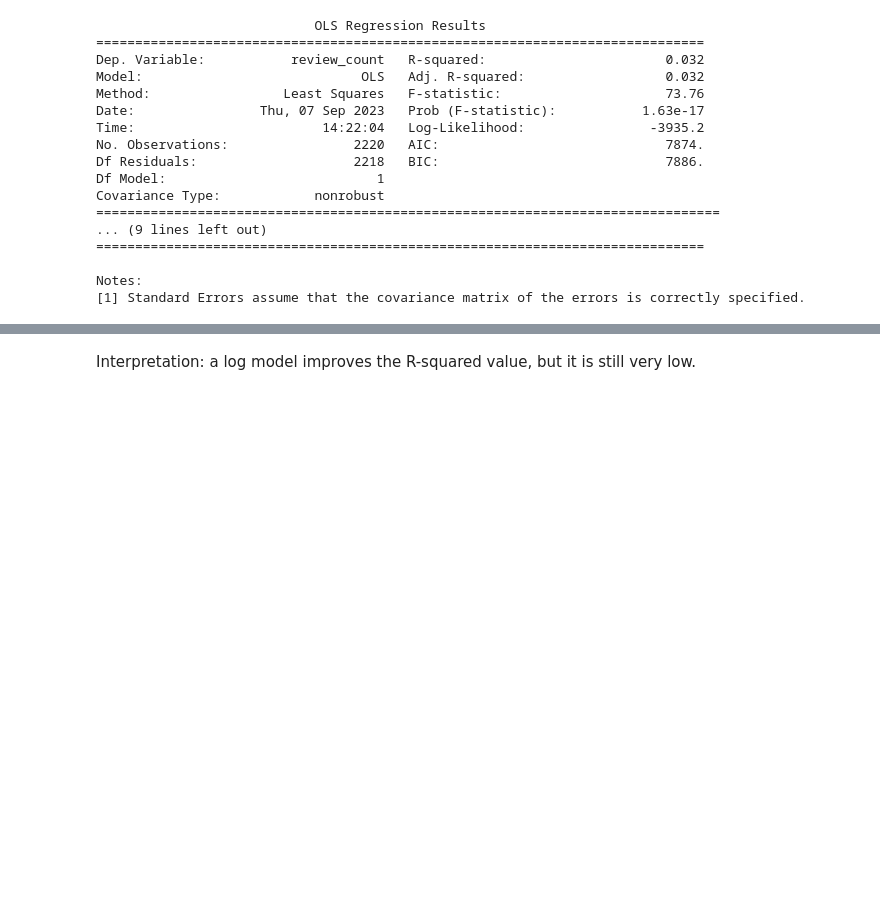
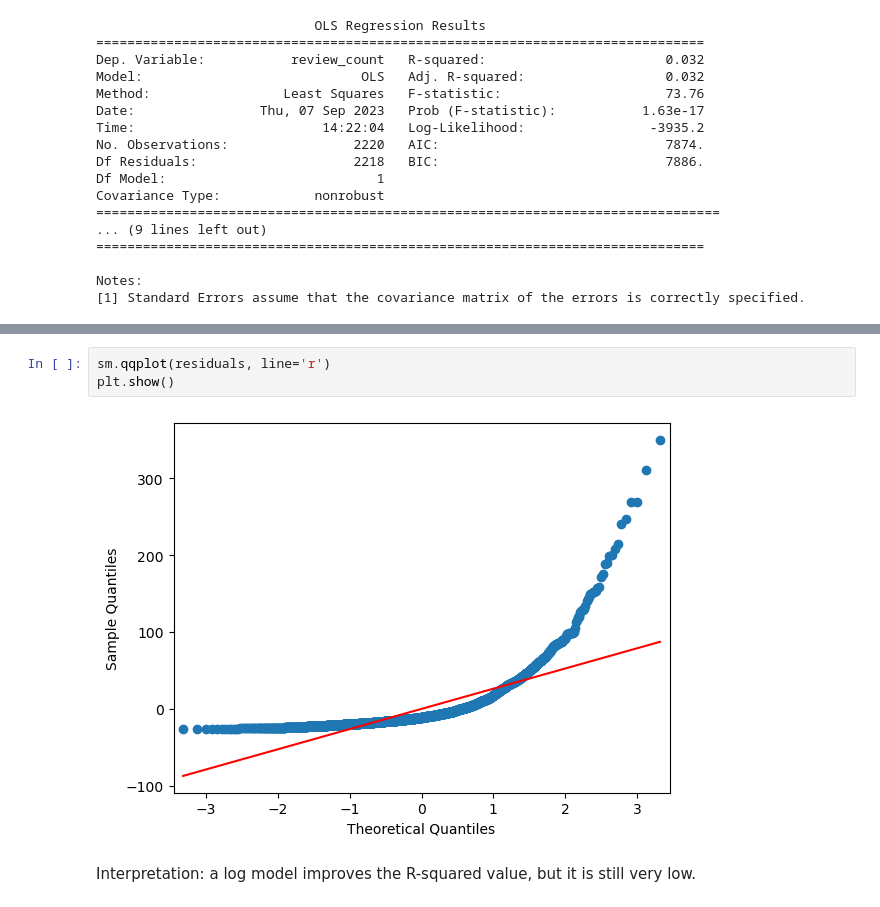
Before and after one commit to madiwiebe/lhl_statistical_modeling_project, a Jupyter notebook: notebooks/model_building.ipynb, the cells around one changed output, grey strips where cells are left out. Saved outputs shown, nothing was run; the diff lists cells and outputs as text; blank space fills up the shorter version.

```diff
--- a/notebooks/model_building.ipynb
+++ b/notebooks/model_building.ipynb
@@ -168,3 +191,8 @@ Notes:
+# %%
+sm.qqplot(residuals, line='r')
+plt.show()
+# %% [output]
+[figure, added]
 # %% [markdown]
 Interpretation: a log model improves the R-squared value, but it is still very low.
 # %% [markdown]
```
Also changed, not shown: parts of 3 cells of this notebook, 2 other files.
